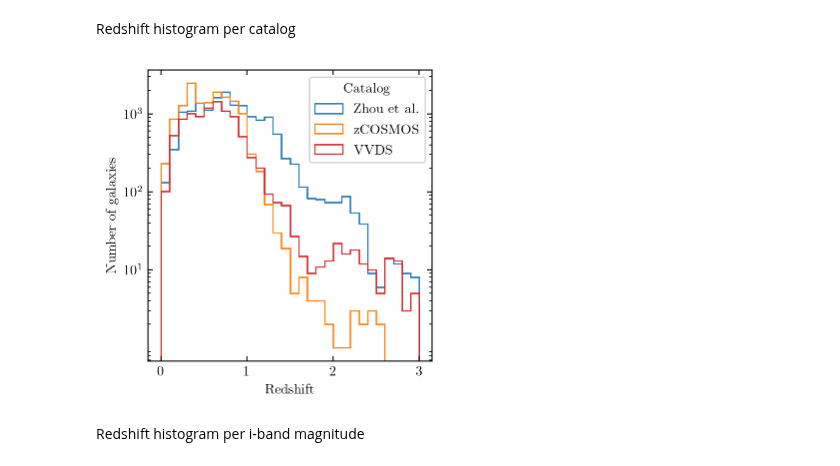
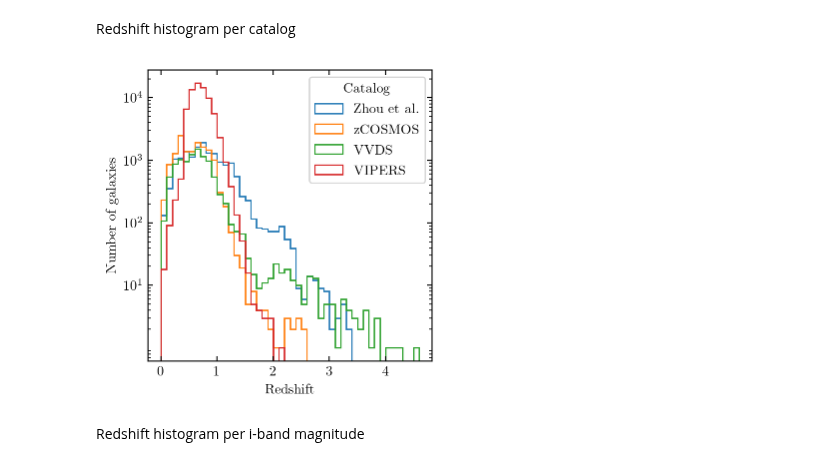
Before and after one commit to dirac-institute/photoz_template_learning, a Jupyter notebook: catalog.ipynb, the cells around one changed output. Saved outputs shown, nothing was run; the diff lists cells and outputs as text; code cells hidden in the pictures.

Commit message:
Added VIPERS to the galaxy catalogue.

```diff
--- a/catalog.ipynb
+++ b/catalog.ipynb
@@ -101,12 +101,12 @@ for j in range(len(redshift)):
     galaxy.redshift = redshift[j]
     galaxy.source = 'DEEP2/3'
 
-    if 'i' not in galaxy.filters:
+    if 'i' not in galaxy.filters and 'i2' not in galaxy.filters:
         continue
 
     deep_galaxies.append(galaxy)
 
-print("After removing objects with no photometry at all, or no photometry in the i band, we have",len(deep_galaxies),"objects")
+print("After removing objects with no photometry in the i bands, we have",len(deep_galaxies),"objects")
 # %% [output]
 The Deep2/3 catalog contains 23822 objects
 After quality cuts, we have 14172 objects
@@ -241,7 +237,7 @@ i   = cat['ic_photzi25']
 ip  = cat['i_photzi25']
 zp  = cat['z_photzi25']
 J   = cat['j_photzi25']
-K   = cat['k_photzi25']
+Ks   = cat['k_photzi25']
 
 FUVerr = cat['efuv_photzi25']
 NUVerr = cat['enuv_photzi25']
@@ -254,15 +250,15 @@ ierr   = cat['eic_photzi25']
 iperr  = cat['ei_photzi25']
 zperr  = cat['ez_photzi25']
 Jerr   = cat['ej_photzi25']
-Kerr   = cat['ek_photzi25']
+Kserr   = cat['ek_photzi25']
 
 # save the data
 cosmos_galaxies = []
 for j in range(len(redshift)):
 
-    mags = np.array([FUV[j],NUV[j],u[j],B[j],gp[j],V[j],rp[j],i[j],ip[j],zp[j],J[j]])#,K[j]])
-    errs = np.array([FUVerr[j],NUVerr[j],uerr[j],Berr[j],gperr[j],Verr[j],rperr[j],ierr[j],iperr[j],zperr[j],Jerr[j]])#,Kerr[j]])
-    filters = np.array(['FUV','NUV','u','B','g+','V','r+','i','i+','z+','J'])#,'K'])
+    mags = np.array([FUV[j],NUV[j],u[j],B[j],gp[j],V[j],rp[j],i[j],ip[j],zp[j],J[j]])#,Ks[j]])
+    errs = np.array([FUVerr[j],NUVerr[j],uerr[j],Berr[j],gperr[j],Verr[j],rperr[j],ierr[j],iperr[j],zperr[j],Jerr[j]])#,Kserr[j]])
+    filters = np.array(['FUV','NUV','u','B','g+','V','r+','i','i+','z+','J'])#,'Ks'])
     idx = np.where( ( mags > -99 ) & ( mags < 99 ) )
 
     galaxy = Galaxy()
@@ -274,12 +270,12 @@ for j in range(len(redshift)):
     galaxy.redshift = redshift[j]
     galaxy.source = 'zCOSMOS'
 
-    if 'i' not in galaxy.filters:
+    if 'i' not in galaxy.filters and 'i+' not in galaxy.filters:
         continue
 
     cosmos_galaxies.append(galaxy)
 
-print("After removing objects with no photometry at all, or no photometry in the i band, we have",len(cosmos_galaxies),"objects")
+print("After removing objects with no photometry in the i bands, we have",len(cosmos_galaxies),"objects")
 # %% [output]
 The zCOSMOS catalog contains 17358 objects
 16650 objects have redshift > 0
@@ -392,11 +388,11 @@ for j in range(len(redshift)):
     if galaxy.redshift == 0:
         continue
 
-    if len(galaxy.filters) < 4:
+    if len(galaxy.filters) < 3:
         continue
 
     vvdsWide_galaxies.append(galaxy)
 
-print(len(vvdsWide_galaxies),"objects have redshift > 0 and photometry in the i band plus three other bands")
+print(len(vvdsWide_galaxies),"objects have redshift > 0, photometry in the Icfh12k band, and photometry in at least 3 bands")
 # %% [output]
 The VVDS Wide catalog contains 18964 objects
@@ -405,7 +550,8 @@ The VVDS Wide catalog contains 18964 objects
 ## **Save the final galaxy catalog**
 # %%
 # collect all the galaxies into one flat list
-galaxies = [deep_galaxies,hst_galaxies,cosmos_galaxies,vvdsDeep_galaxies,vvdsWide_galaxies]
+galaxies = [deep_galaxies,hst_galaxies,cosmos_galaxies,vvdsDeep_galaxies,
+            vvdsWide_galaxies,vipersw1_galaxies,vipersw4_galaxies]
 galaxies = [galaxy for sublist in galaxies for galaxy in sublist]
 
 print("The final catalog has",len(galaxies),"galaxies")
@@ -443,30 +589,39 @@ Redshift histogram per catalog
 # %%
 fig,ax = plt.subplots(constrained_layout=True)
 
 zhou_redshifts = []
 cosmos_redshifts = []
 vvds_redshifts = []
+vipers_redshifts = []
+all_redshifts = []
 for galaxy in galaxies:
     if galaxy.source == 'DEEP2/3' or galaxy.source == '3D-HST':
         zhou_redshifts.append(galaxy.redshift)
     elif galaxy.source == 'zCOSMOS':
         cosmos_redshifts.append(galaxy.redshift)
     elif galaxy.source == 'VVDS-Deep' or galaxy.source == 'VVDS-Wide':
         vvds_redshifts.append(galaxy.redshift)
+    elif galaxy.source == 'VIPERS-W1' or galaxy.source == 'VIPERS-W4':
+        vipers_redshifts.append(galaxy.redshift)
+    all_redshifts.append(galaxy.redshift)
 
-ax.hist(zhou_redshifts,range=(0,3),bins=30,histtype='step',label='Zhou et al.',color='C0')
-ax.hist(cosmos_redshifts,range=(0,3),bins=30,histtype='step',label='zCOSMOS',color='C1')
-ax.hist(vvds_redshifts,range=(0,3),bins=30,histtype='step',label='VVDS',color='C3')
+zmax = 4.6
+nbins = int(10*zmax)
+ax.hist(zhou_redshifts,range=(0,zmax),bins=nbins,histtype='step',label='Zhou et al.',color='C0')
+ax.hist(cosmos_redshifts,range=(0,zmax),bins=nbins,histtype='step',label='zCOSMOS',color='C1')
+ax.hist(vvds_redshifts,range=(0,zmax),bins=nbins,histtype='step',label='VVDS',color='C2')
+ax.hist(vipers_redshifts,range=(0,zmax),bins=nbins,histtype='step',label='VIPERS',color='C3')
+#ax.hist(all_redshifts,range=(0,zmax),bins=nbins,histtype='step',label='Total',color='k')
 
 ax.legend(title="Catalog")
 
 ax.set_xlabel('Redshift')
 ax.set_ylabel('Number of galaxies')
 ax.set_yscale('log')
-ax.set_yticks([10,100,1000])
+ax.set_yticks([10,100,1000,10000])
 plt.show()
 # %% [output]
-[figure, old version]
+[figure, new version]
 # %% [markdown]
 Redshift histogram per i-band magnitude
 # %%
```
Also changed, not shown: parts of 10 cells of this notebook, 8 other files.
